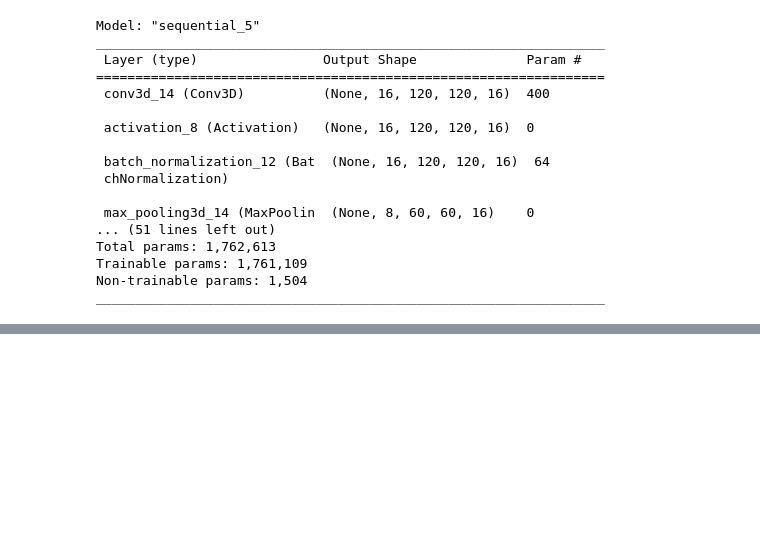
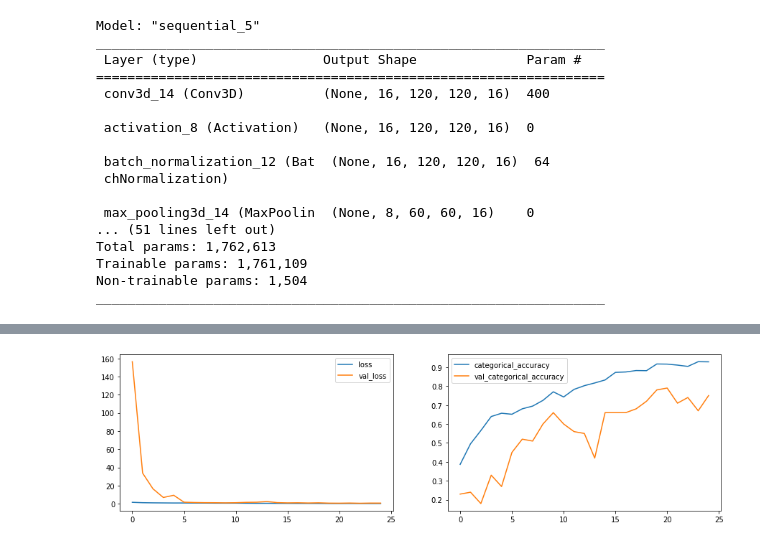
Before and after one commit to nikhilmlai/gesture_recognition, a Jupyter notebook: Gesture_Recognition.ipynb, the cells around one changed output, grey strips where cells are left out. Saved outputs shown, nothing was run; the diff lists cells and outputs as text; code cells hidden in the pictures; blank space fills up the shorter version.

```diff
--- a/Gesture_Recognition.ipynb
+++ b/Gesture_Recognition.ipynb
@@ -592,0 +641,7 @@ plot(Model3_history)
+# %%
+mod4conv3d=Model4()
+mod4conv3d.initialize_path(project_folder)
+mod4conv3d.set_image_properties(image_height=120,image_width=120)
+mod4conv3d.set_hyperparams(frames_to_sample=16,batch_size=20,num_epochs=25)
+model4=mod4conv3d.define_model(dense_neurons=64,dropout=0.25)
+model4.summary()
@@ -592,0 +666,3 @@ plot(Model3_history)
+# %%
+print("Total Params:", model4.count_params())
+Model4_history=mod4conv3d.train_model(model4,augment_data=True)
@@ -592,0 +687,4 @@ plot(Model3_history)
+# %%
+plot(Model4_history)
+# %% [output]
+[figure, added]
```
Also changed, not shown: parts of 54 cells of this notebook.
